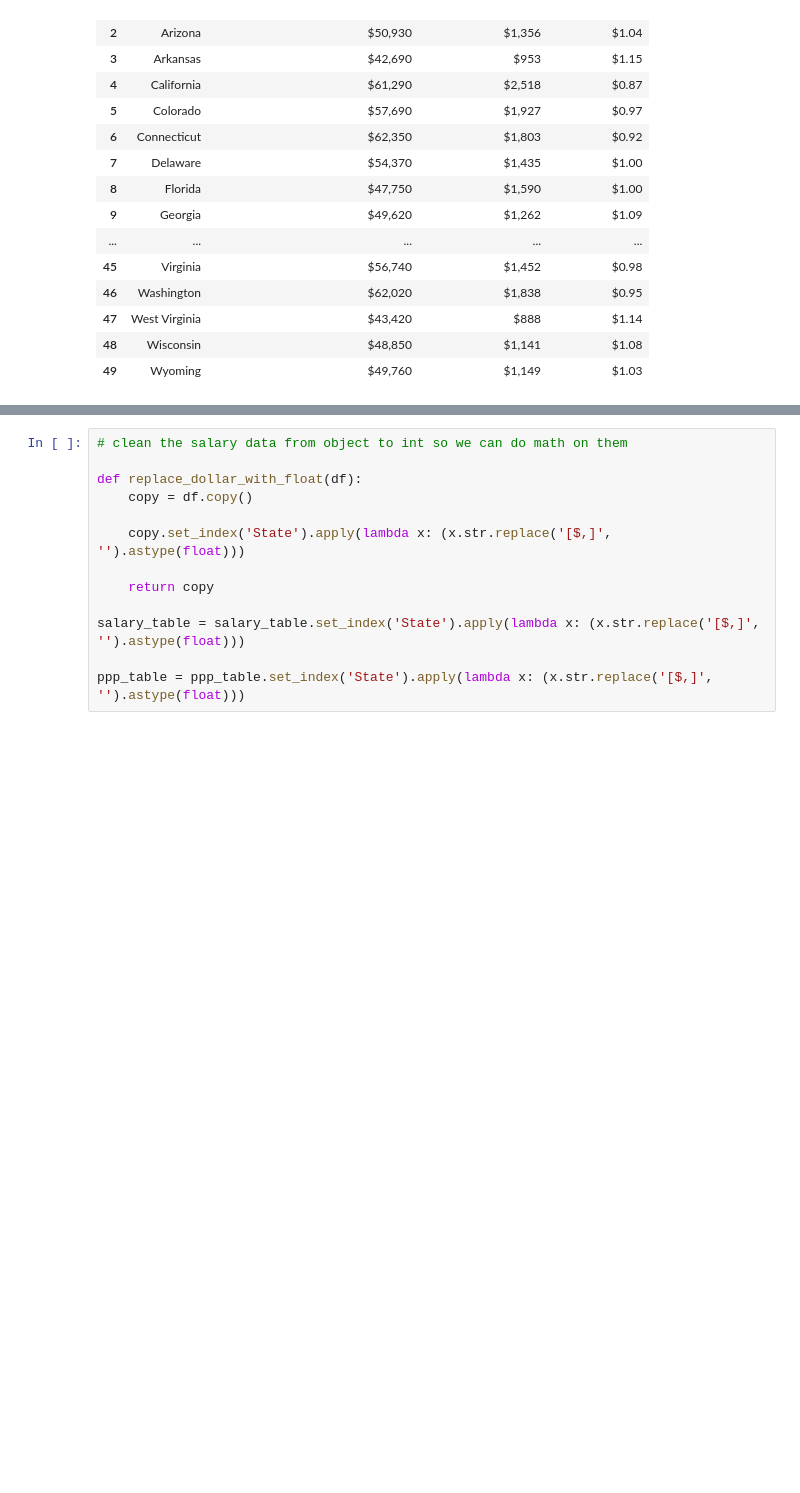
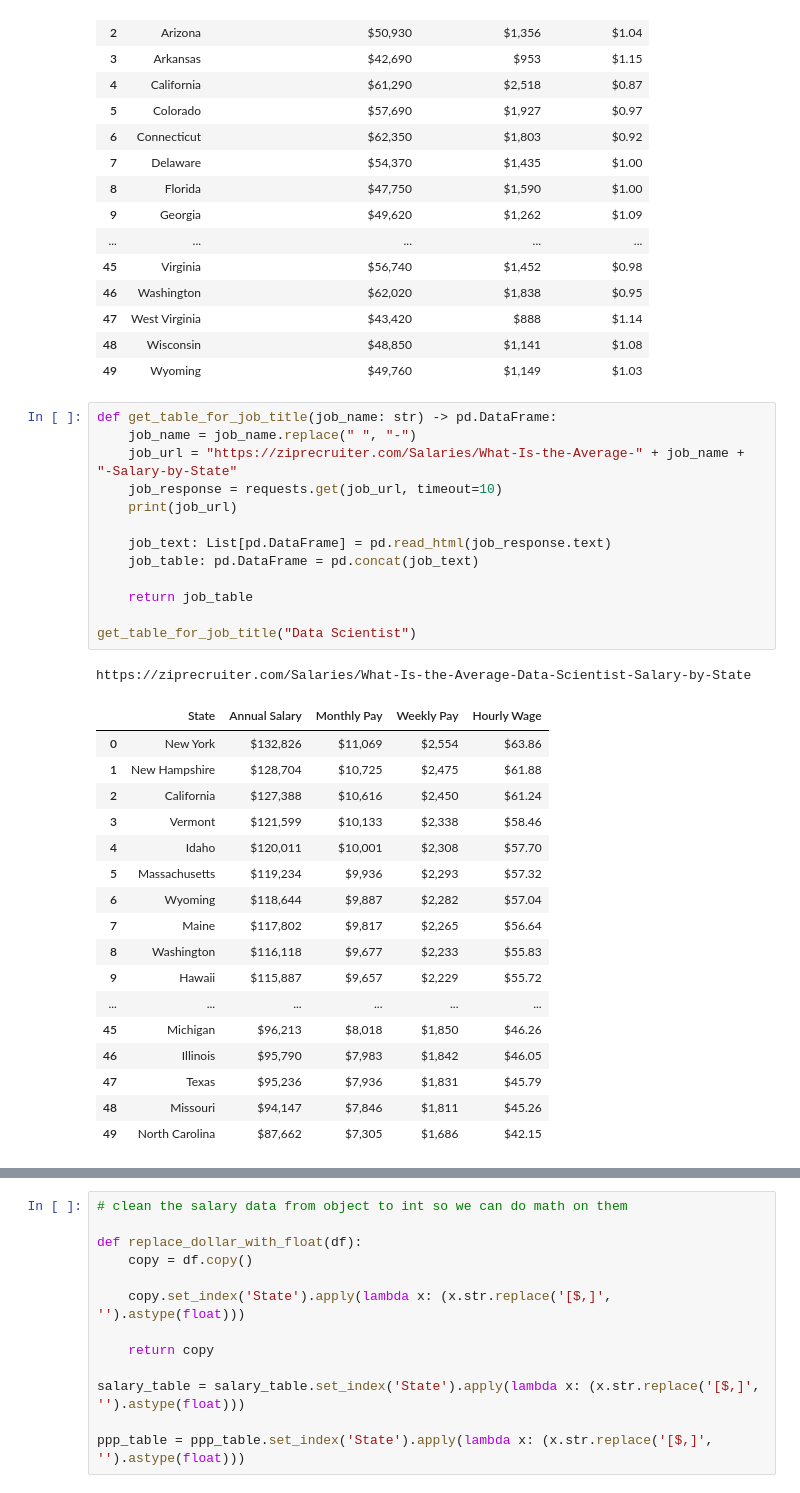
Before and after one commit to Mike-Xie/US_Salaries, a Jupyter notebook: notebook.ipynb, the cells around one changed output, grey strips where cells are left out. Cells and saved outputs as stored; diff of their text form; blank space fills up the shorter version.

Commit message:
function for pull job table into df

```diff
--- a/notebook.ipynb
+++ b/notebook.ipynb
@@ -83,6 +79,38 @@ get_ppp_table()
 | 47 | West Virginia | $43,420 | $888 | $1.14 |
 | 48 | Wisconsin | $48,850 | $1,141 | $1.08 |
 | 49 | Wyoming | $49,760 | $1,149 | $1.03 |
+# %%
+def get_table_for_job_title(job_name: str) -> pd.DataFrame:
+    job_name = job_name.replace(" ", "-")
+    job_url = "https://ziprecruiter.com/Salaries/What-Is-the-Average-" + job_name + "-Salary-by-State"
+    job_response = requests.get(job_url, timeout=10)
+    print(job_url)
+
+    job_text: List[pd.DataFrame] = pd.read_html(job_response.text)
+    job_table: pd.DataFrame = pd.concat(job_text)
+
+    return job_table
+
+get_table_for_job_title("Data Scientist")
+# %% [output]
+https://ziprecruiter.com/Salaries/What-Is-the-Average-Data-Scientist-Salary-by-State
+|  | State | Annual Salary | Monthly Pay | Weekly Pay | Hourly Wage |
+| 0 | New York | $132,826 | $11,069 | $2,554 | $63.86 |
+| 1 | New Hampshire | $128,704 | $10,725 | $2,475 | $61.88 |
+| 2 | California | $127,388 | $10,616 | $2,450 | $61.24 |
+| 3 | Vermont | $121,599 | $10,133 | $2,338 | $58.46 |
+| 4 | Idaho | $120,011 | $10,001 | $2,308 | $57.70 |
+| 5 | Massachusetts | $119,234 | $9,936 | $2,293 | $57.32 |
+| 6 | Wyoming | $118,644 | $9,887 | $2,282 | $57.04 |
+| 7 | Maine | $117,802 | $9,817 | $2,265 | $56.64 |
+| 8 | Washington | $116,118 | $9,677 | $2,233 | $55.83 |
+| 9 | Hawaii | $115,887 | $9,657 | $2,229 | $55.72 |
+| ... | ... | ... | ... | ... | ... |
+| 45 | Michigan | $96,213 | $8,018 | $1,850 | $46.26 |
+| 46 | Illinois | $95,790 | $7,983 | $1,842 | $46.05 |
+| 47 | Texas | $95,236 | $7,936 | $1,831 | $45.79 |
+| 48 | Missouri | $94,147 | $7,846 | $1,811 | $45.26 |
+| 49 | North Carolina | $87,662 | $7,305 | $1,686 | $42.15 |
 # %%
 """
 It turns out that pulling tables from html is a common task so you don't
```
Also changed, not shown: parts of 3 cells of this notebook.
